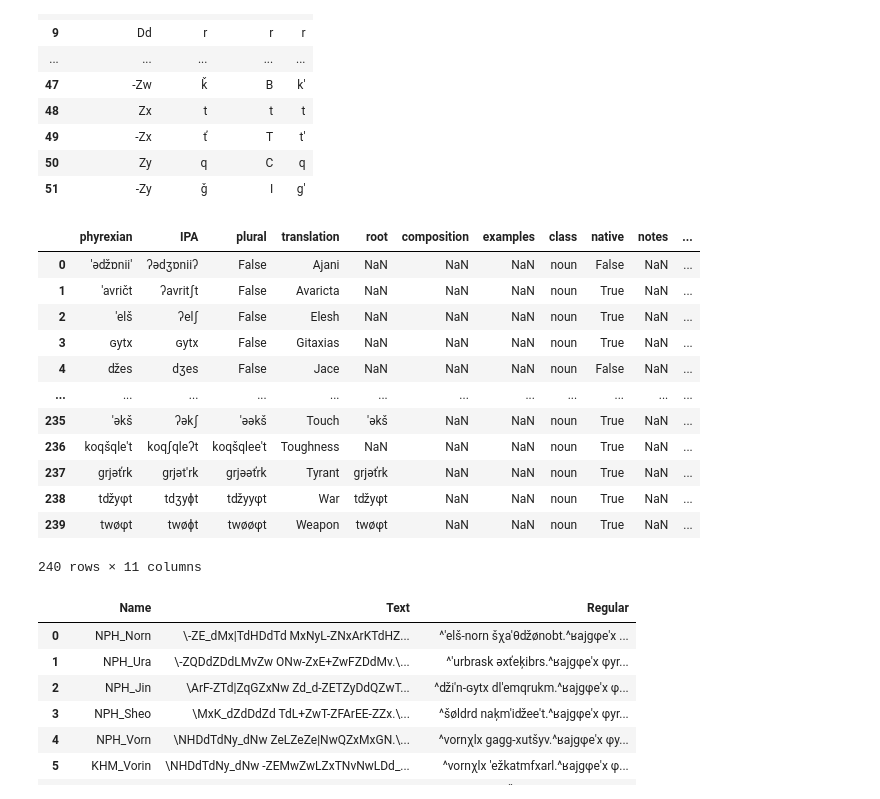
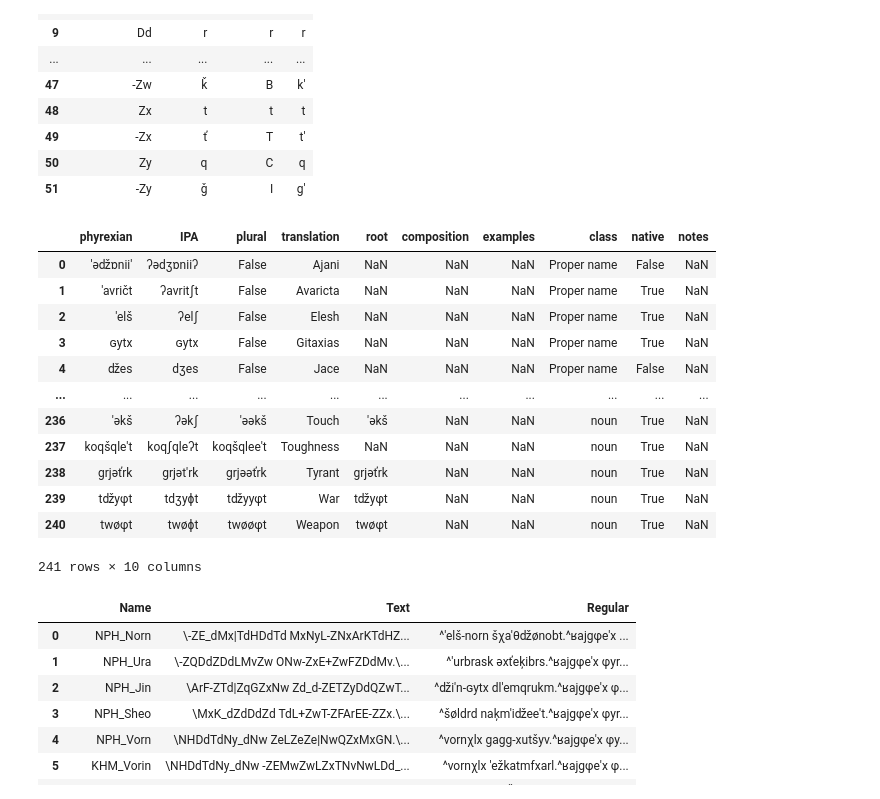
Before and after one commit to fxbuson/PhyrexianDictionary, a Jupyter notebook: scripts/build_json.ipynb, the cells around one changed output. Drawn from its saved outputs; the diff is of its cells as text; code cells hidden in the pictures.

```diff
--- a/scripts/build_json.ipynb
+++ b/scripts/build_json.ipynb
@@ -23,20 +23,20 @@ conversions
 | 50 | Zy | q | C | q |
 | 51 | -Zy | ǧ | I | g' |
 # %%
-words = pd.read_excel('compleat_wiki_man.xlsx')
+words = pd.read_excel('../data/compleat_wiki_man.xlsx')
 words
 # %% [output]
-|  | phyrexian | IPA | plural | translation | root | composition | examples | class | native | notes | ... |
-| 0 | 'əǆɒnii' | ʔədʒɒniiʔ | False | Ajani | NaN | NaN | NaN | noun | False | NaN | ... |
-| 1 | 'avričt | ʔavritʃt | False | Avaricta | NaN | NaN | NaN | noun | True | NaN | ... |
-| 2 | 'elš | ʔelʃ | False | Elesh | NaN | NaN | NaN | noun | True | NaN | ... |
-| 3 | ɢytx | ɢytx | False | Gitaxias | NaN | NaN | NaN | noun | True | NaN | ... |
-| 4 | ǆes | dʒes | False | Jace | NaN | NaN | NaN | noun | False | NaN | ... |
-| ... | ... | ... | ... | ... | ... | ... | ... | ... | ... | ... | ... |
-| 235 | 'əkš | ʔəkʃ | 'əəkš | Touch | 'əkš | NaN | NaN | noun | True | NaN | ... |
-| 236 | koqšqle't | koqʃqleʔt | koqšqlee't | Toughness | NaN | NaN | NaN | noun | True | NaN | ... |
-| 237 | grjəťrk | grjət'rk | grjəəťrk | Tyrant | grjəťrk | NaN | NaN | noun | True | NaN | ... |
-| 238 | tǆyφt | tdʒyɸt | tǆyyφt | War | tǆyφt | NaN | NaN | noun | True | NaN | ... |
-| 239 | twøφt | twøɸt | twøøφt | Weapon | twøφt | NaN | NaN | noun | True | NaN | ... |
+|  | phyrexian | IPA | plural | translation | root | composition | examples | class | native | notes |
+| 0 | 'əǆɒnii' | ʔədʒɒniiʔ | False | Ajani | NaN | NaN | NaN | Proper name | False | NaN |
+| 1 | 'avričt | ʔavritʃt | False | Avaricta | NaN | NaN | NaN | Proper name | True | NaN |
+| 2 | 'elš | ʔelʃ | False | Elesh | NaN | NaN | NaN | Proper name | True | NaN |
+| 3 | ɢytx | ɢytx | False | Gitaxias | NaN | NaN | NaN | Proper name | True | NaN |
+| 4 | ǆes | dʒes | False | Jace | NaN | NaN | NaN | Proper name | False | NaN |
+| ... | ... | ... | ... | ... | ... | ... | ... | ... | ... | ... |
+| 236 | 'əkš | ʔəkʃ | 'əəkš | Touch | 'əkš | NaN | NaN | noun | True | NaN |
+| 237 | koqšqle't | koqʃqleʔt | koqšqlee't | Toughness | NaN | NaN | NaN | noun | True | NaN |
+| 238 | grjəťrk | grjət'rk | grjəəťrk | Tyrant | grjəťrk | NaN | NaN | noun | True | NaN |
+| 239 | tǆyφt | tdʒyɸt | tǆyyφt | War | tǆyφt | NaN | NaN | noun | True | NaN |
+| 240 | twøφt | twøɸt | twøøφt | Weapon | twøφt | NaN | NaN | noun | True | NaN |
-240 rows × 11 columns
+241 rows × 10 columns
 # %%
```
Also changed, not shown: parts of 7 cells of this notebook.
